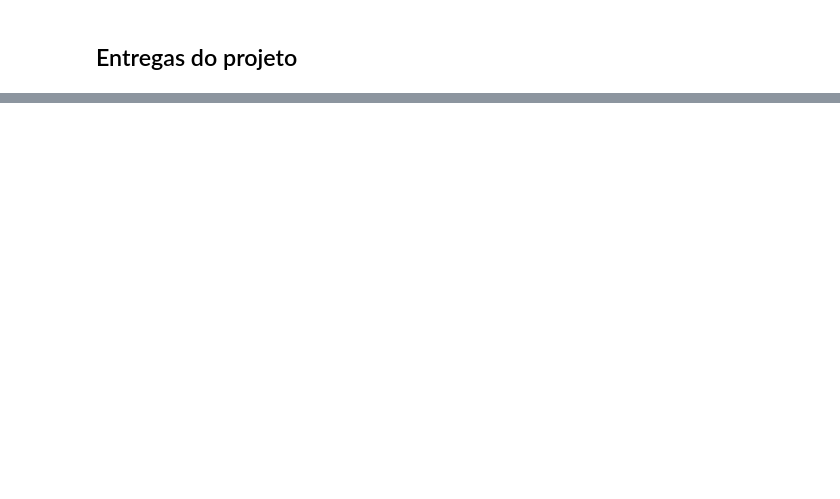
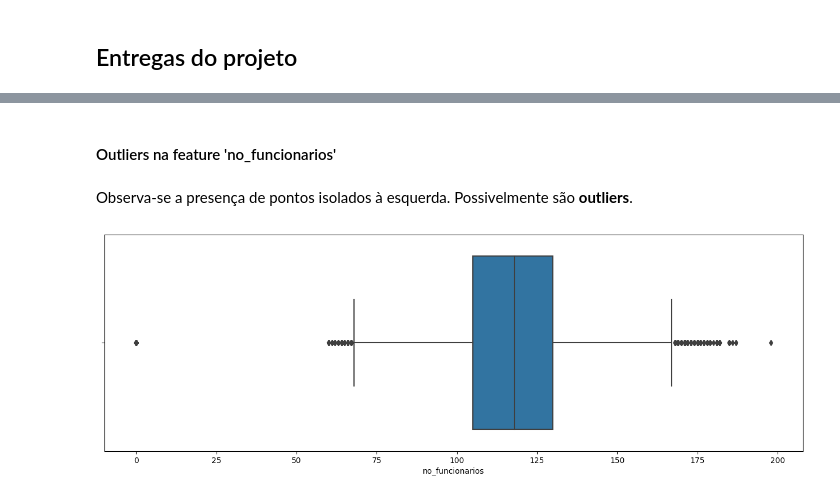
Before and after one commit to faustomfc/score_credit_prediction, a Jupyter notebook: score_credit_prediction_v1.ipynb, the cells around one changed output, grey strips where cells are left out. Cells and saved outputs as stored; diff of their text form; code cells hidden in the pictures; blank space fills up the shorter version.

```diff
--- a/score_credit_prediction_v1.ipynb
+++ b/score_credit_prediction_v1.ipynb
@@ -53,0 +256,2 @@ Como resultado deste projeto, serão entregues:
+# %%
+df1['flag_pf'] = df1.loc[:, 'flag_pf'].apply(lambda x: 'PF' if pd.notnull(x) else 'PJ')
@@ -53,0 +491,18 @@ Como resultado deste projeto, serão entregues:
+# %%
+# Preenchimento dos valores nulos que não foram preenchidos no processo anterior
+# Dataframe de trabalho
+auy = aux.loc[aux['no_funcionarios'].notnull(), ['ddd', 'no_funcionarios']].groupby(['ddd']).mean().reset_index()
+auy = auy.rename(columns={'no_funcionarios': 'no_funcionarios_subs'})
+
+## Merge
+aux = pd.merge(aux, auy, how='left', on='ddd')
+
+# Preenchimento dos NAs
+aux['no_funcionarios'] = aux.loc[:, ['no_funcionarios', 'no_funcionarios_subs']]\
+                               .apply(lambda x: x['no_funcionarios_subs'] if pd.isnull(x['no_funcionarios']) else x['no_funcionarios'], axis=1)
+
+# Drop columns
+aux = aux.drop('no_funcionarios_subs', axis=1)
+
+# Verificação de NAs
+print('Quantidade de NAs: {}'.format(aux['no_funcionarios'].isna().sum()))
@@ -53,0 +615,9 @@ Como resultado deste projeto, serão entregues:
+# %% [markdown]
+#### Outliers na feature 'no_funcionarios'
+# %% [markdown]
+Observa-se a presença de pontos isolados à esquerda. Possivelmente são **outliers**.
+# %%
+plt.figure(figsize=[16, 5])
+sns.boxplot(x='no_funcionarios', data=df1);
+# %% [output]
+[figure, added]
```
Also changed, not shown: parts of 159 cells of this notebook, 20 other files.
